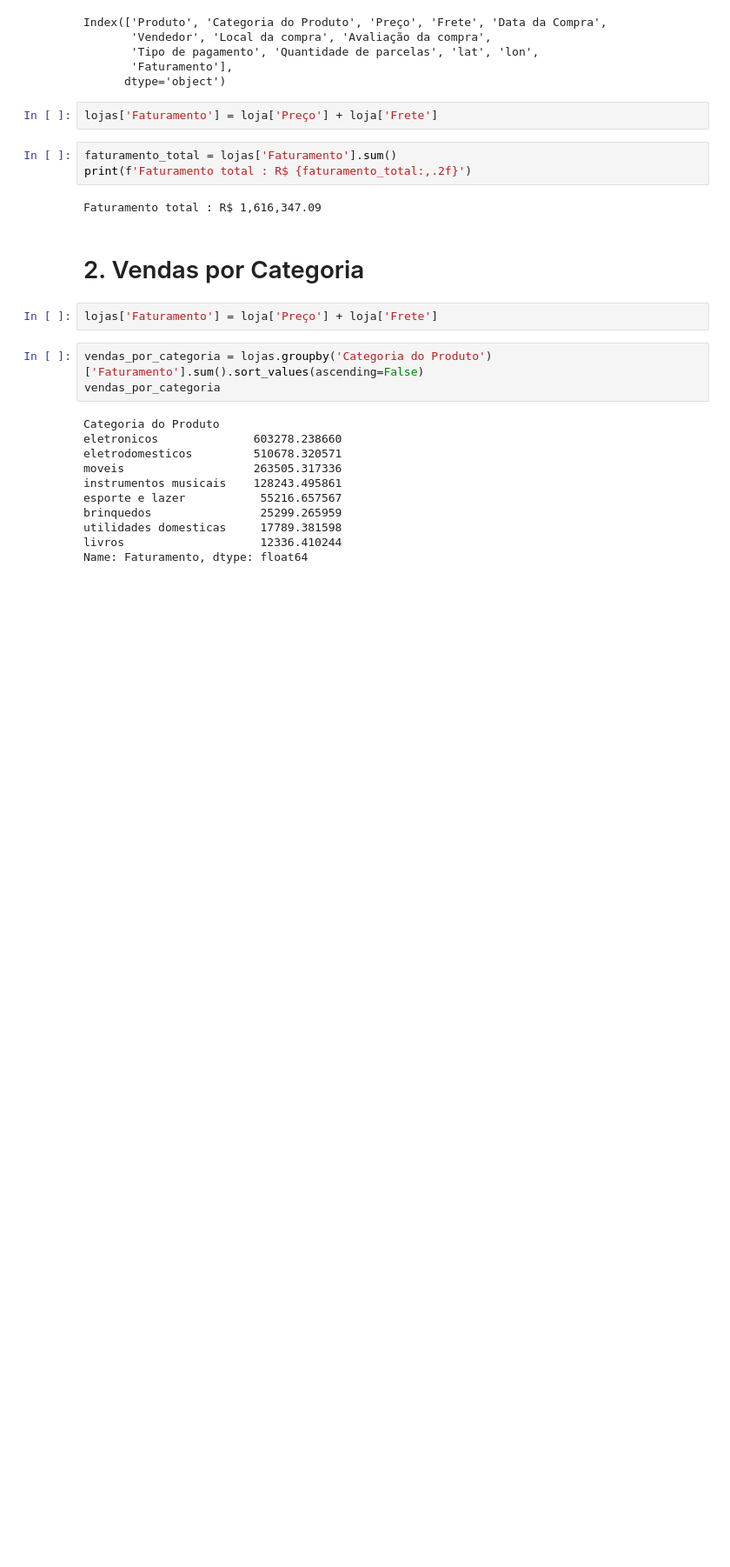
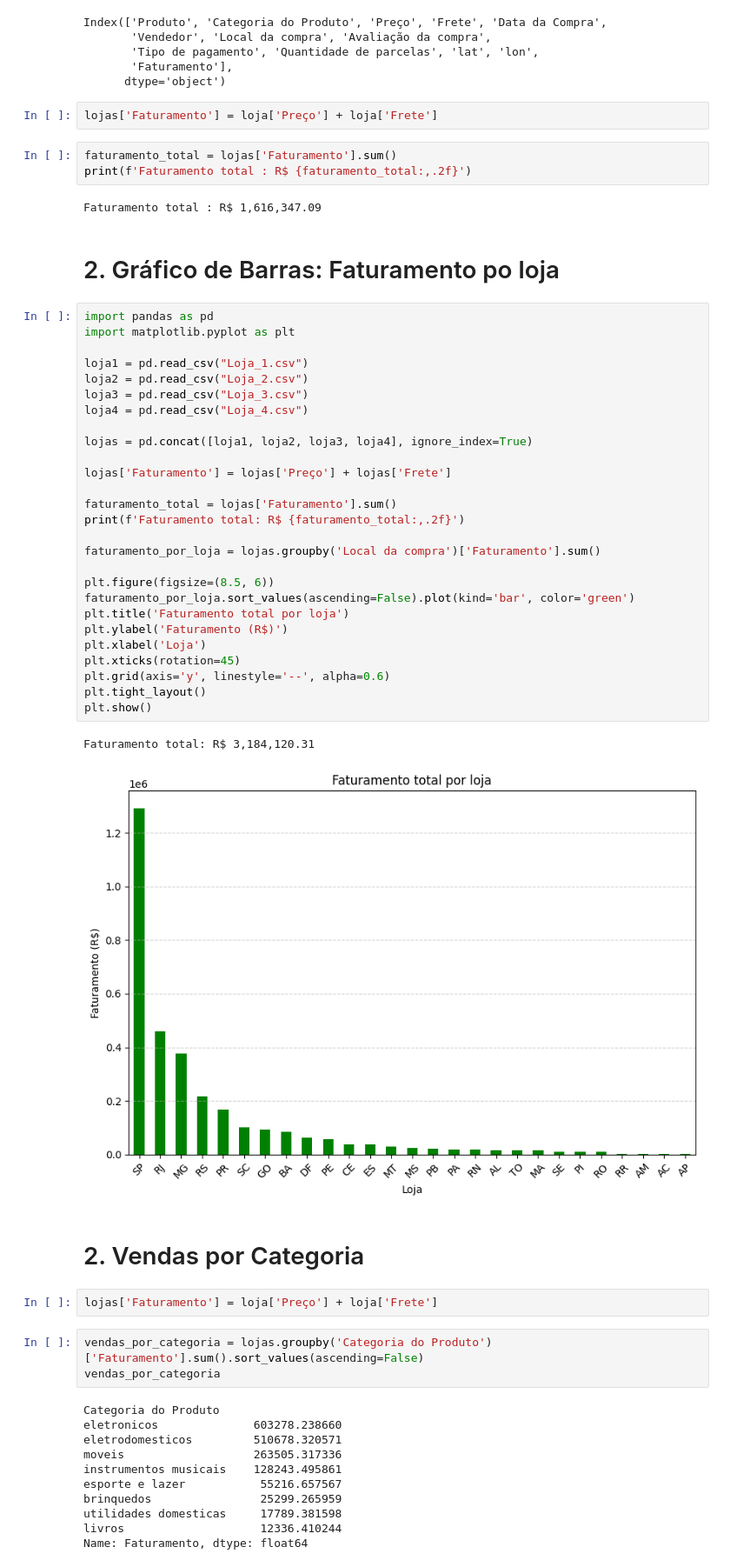
Before and after one commit to kassioramos/challenge_alura_store, a Jupyter notebook: AluraStoreBr.ipynb, the cells around one changed output. Shown at 87% size. Cells and saved outputs as stored; diff of their text form; blank space fills up the shorter version.

```diff
--- a/AluraStoreBr.ipynb
+++ b/AluraStoreBr.ipynb
@@ -40,6 +40,38 @@ faturamento_total = lojas['Faturamento'].sum()
 print(f'Faturamento total : R$ {faturamento_total:,.2f}')
 # %% [output]
 Faturamento total : R$ 1,616,347.09
+# %% [markdown]
+# 2. Gráfico de Barras: Faturamento po loja
+# %%
+import pandas as pd
+import matplotlib.pyplot as plt
+
+loja1 = pd.read_csv("Loja_1.csv")
+loja2 = pd.read_csv("Loja_2.csv")
+loja3 = pd.read_csv("Loja_3.csv")
+loja4 = pd.read_csv("Loja_4.csv")
+
+lojas = pd.concat([loja1, loja2, loja3, loja4], ignore_index=True)
+
+lojas['Faturamento'] = lojas['Preço'] + lojas['Frete']
+
+faturamento_total = lojas['Faturamento'].sum()
+print(f'Faturamento total: R$ {faturamento_total:,.2f}')
+
+faturamento_por_loja = lojas.groupby('Local da compra')['Faturamento'].sum()
+
+plt.figure(figsize=(8.5, 6))
+faturamento_por_loja.sort_values(ascending=False).plot(kind='bar', color='green')
+plt.title('Faturamento total por loja')
+plt.ylabel('Faturamento (R$)')
+plt.xlabel('Loja')
+plt.xticks(rotation=45)
+plt.grid(axis='y', linestyle='--', alpha=0.6)
+plt.tight_layout()
+plt.show()
+# %% [output]
+Faturamento total: R$ 3,184,120.31
+[figure, added]
 # %% [markdown]
 # 2. Vendas por Categoria
 # %%
```
Also changed, not shown: parts of 5 cells of this notebook.
